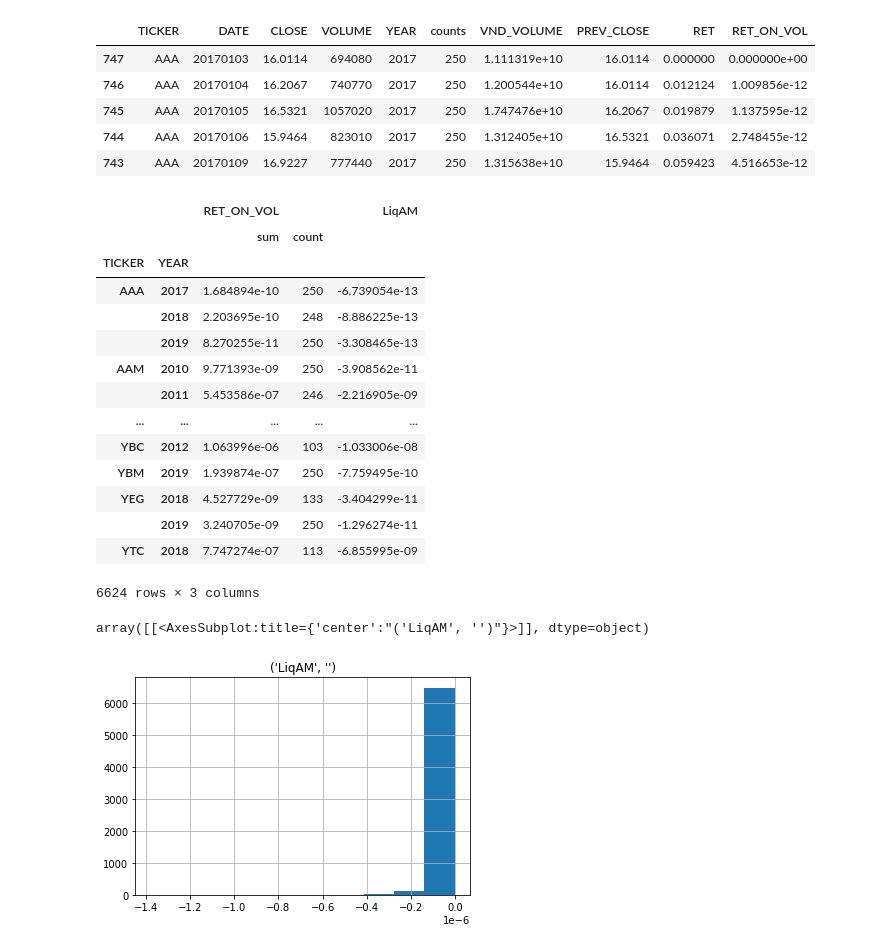
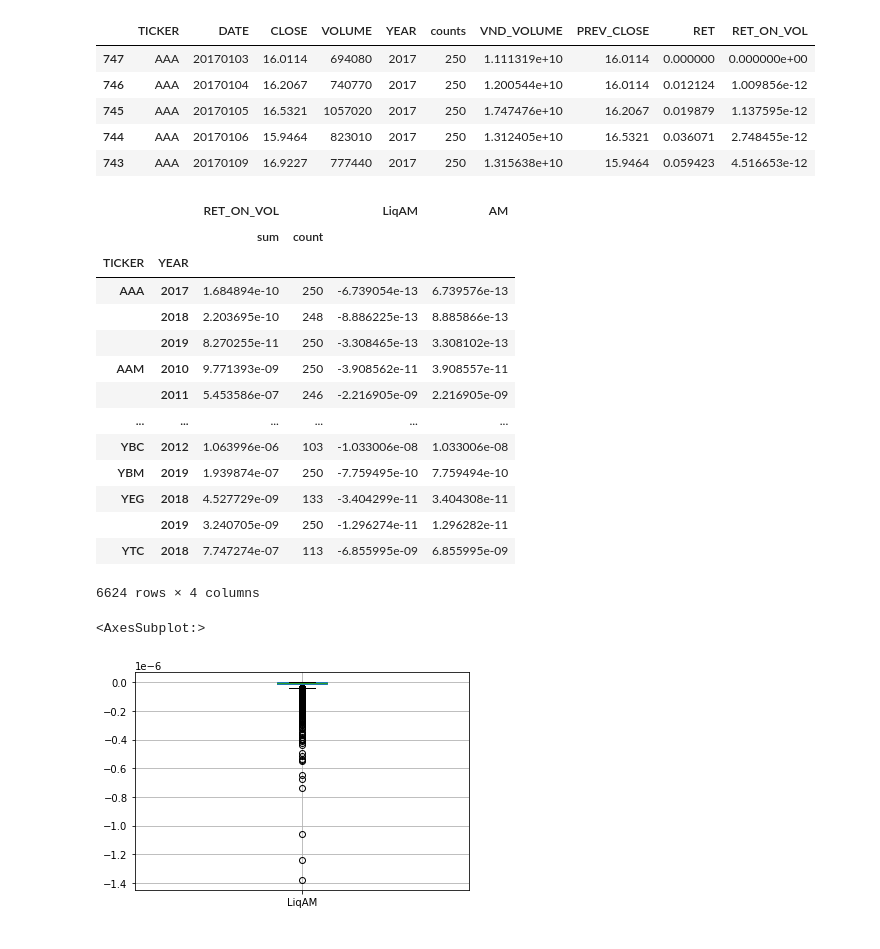
Before and after one commit to akizminet/KLTN, a Jupyter notebook: Trade Credit and Stock Liquidity.ipynb, the cells around one changed output. Cells and saved outputs as stored; diff of their text form; code cells hidden in the pictures.

```diff
--- a/Trade Credit and Stock Liquidity.ipynb
+++ b/Trade Credit and Stock Liquidity.ipynb
@@ -102,26 +127,27 @@ liquid_measure.head()
 # %%
 Amihud_Illiquidity = liquid_measure[['TICKER','YEAR','RET_ON_VOL']].groupby(['TICKER','YEAR']).agg(['sum','count'])
 # %%
-Amihud_Illiquidity["LiqAM"] = -np.log(Amihud_Illiquidity["RET_ON_VOL"]["sum"]/Amihud_Illiquidity["RET_ON_VOL"]["count"]+1)
+Amihud_Illiquidity["AM"] = Amihud_Illiquidity["RET_ON_VOL"]["sum"]/Amihud_Illiquidity["RET_ON_VOL"]["count"]
+Amihud_Illiquidity["LiqAM"] = -np.log(Amihud_Illiquidity["AM"]+1)
 Amihud_Illiquidity
 # %% [output]
-|  |  | RET_ON_VOL |  | LiqAM |
-|  |  | sum | count |  |
-| TICKER | YEAR |  |  |  |
-| AAA | 2017 | 1.684894e-10 | 250 | -6.739054e-13 |
-|  | 2018 | 2.203695e-10 | 248 | -8.886225e-13 |
-|  | 2019 | 8.270255e-11 | 250 | -3.308465e-13 |
-| AAM | 2010 | 9.771393e-09 | 250 | -3.908562e-11 |
-|  | 2011 | 5.453586e-07 | 246 | -2.216905e-09 |
-| ... | ... | ... | ... | ... |
-| YBC | 2012 | 1.063996e-06 | 103 | -1.033006e-08 |
-| YBM | 2019 | 1.939874e-07 | 250 | -7.759495e-10 |
-| YEG | 2018 | 4.527729e-09 | 133 | -3.404299e-11 |
-|  | 2019 | 3.240705e-09 | 250 | -1.296274e-11 |
-| YTC | 2018 | 7.747274e-07 | 113 | -6.855995e-09 |
+|  |  | RET_ON_VOL |  | LiqAM | AM |
+|  |  | sum | count |  |  |
+| TICKER | YEAR |  |  |  |  |
+| AAA | 2017 | 1.684894e-10 | 250 | -6.739054e-13 | 6.739576e-13 |
+|  | 2018 | 2.203695e-10 | 248 | -8.886225e-13 | 8.885866e-13 |
+|  | 2019 | 8.270255e-11 | 250 | -3.308465e-13 | 3.308102e-13 |
+| AAM | 2010 | 9.771393e-09 | 250 | -3.908562e-11 | 3.908557e-11 |
+|  | 2011 | 5.453586e-07 | 246 | -2.216905e-09 | 2.216905e-09 |
+| ... | ... | ... | ... | ... | ... |
+| YBC | 2012 | 1.063996e-06 | 103 | -1.033006e-08 | 1.033006e-08 |
+| YBM | 2019 | 1.939874e-07 | 250 | -7.759495e-10 | 7.759494e-10 |
+| YEG | 2018 | 4.527729e-09 | 133 | -3.404299e-11 | 3.404308e-11 |
+|  | 2019 | 3.240705e-09 | 250 | -1.296274e-11 | 1.296282e-11 |
+| YTC | 2018 | 7.747274e-07 | 113 | -6.855995e-09 | 6.855995e-09 |
-6624 rows × 3 columns
+6624 rows × 4 columns
 # %%
-Amihud_Illiquidity.hist(column='LiqAM')
+Amihud_Illiquidity.boxplot(column='LiqAM')
 # %% [output]
-array([[<AxesSubplot:title={'center':"('LiqAM', '')"}>]], dtype=object)
+<AxesSubplot:>
-[figure, old version]
+[figure, new version]
```
Also changed, not shown: parts of 9 cells of this notebook, 2 other files.
